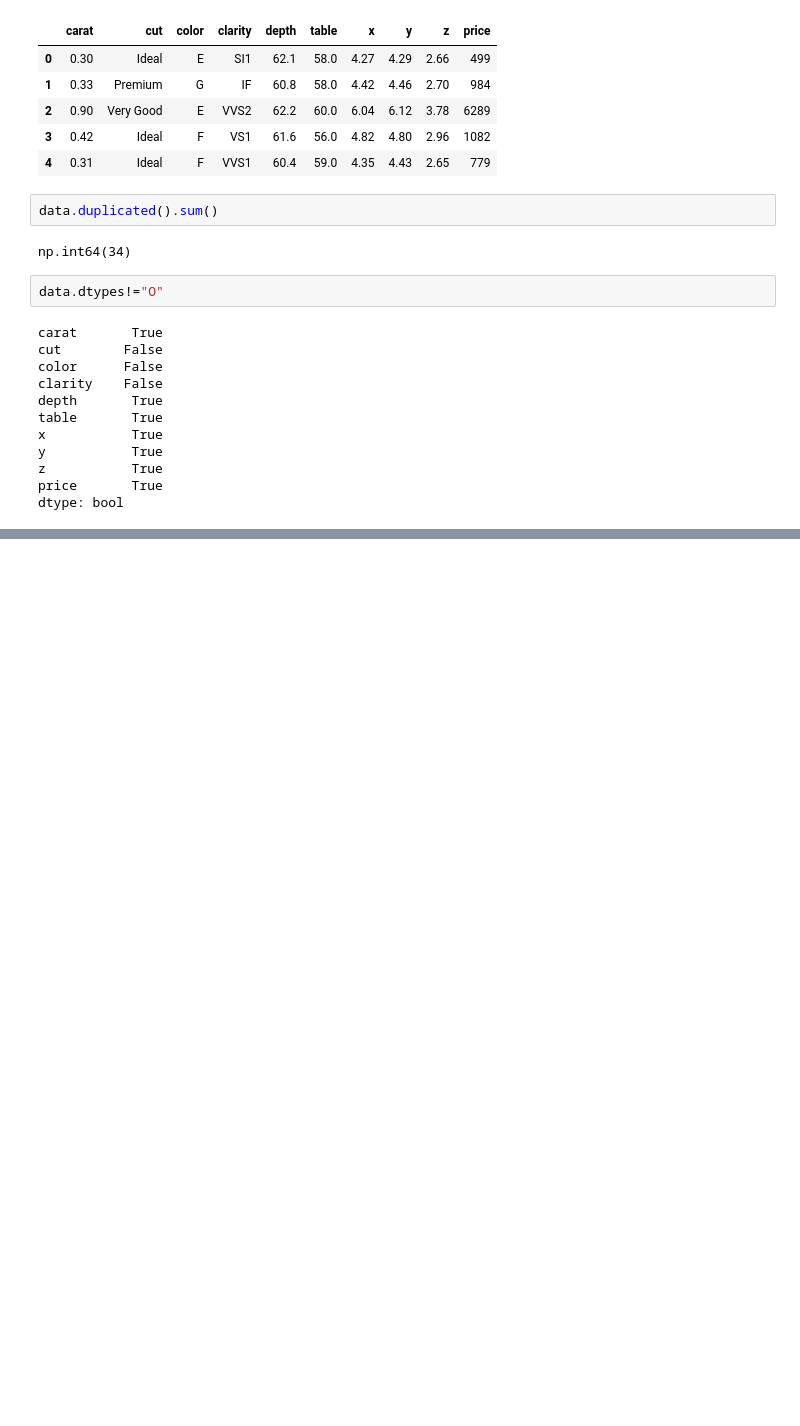
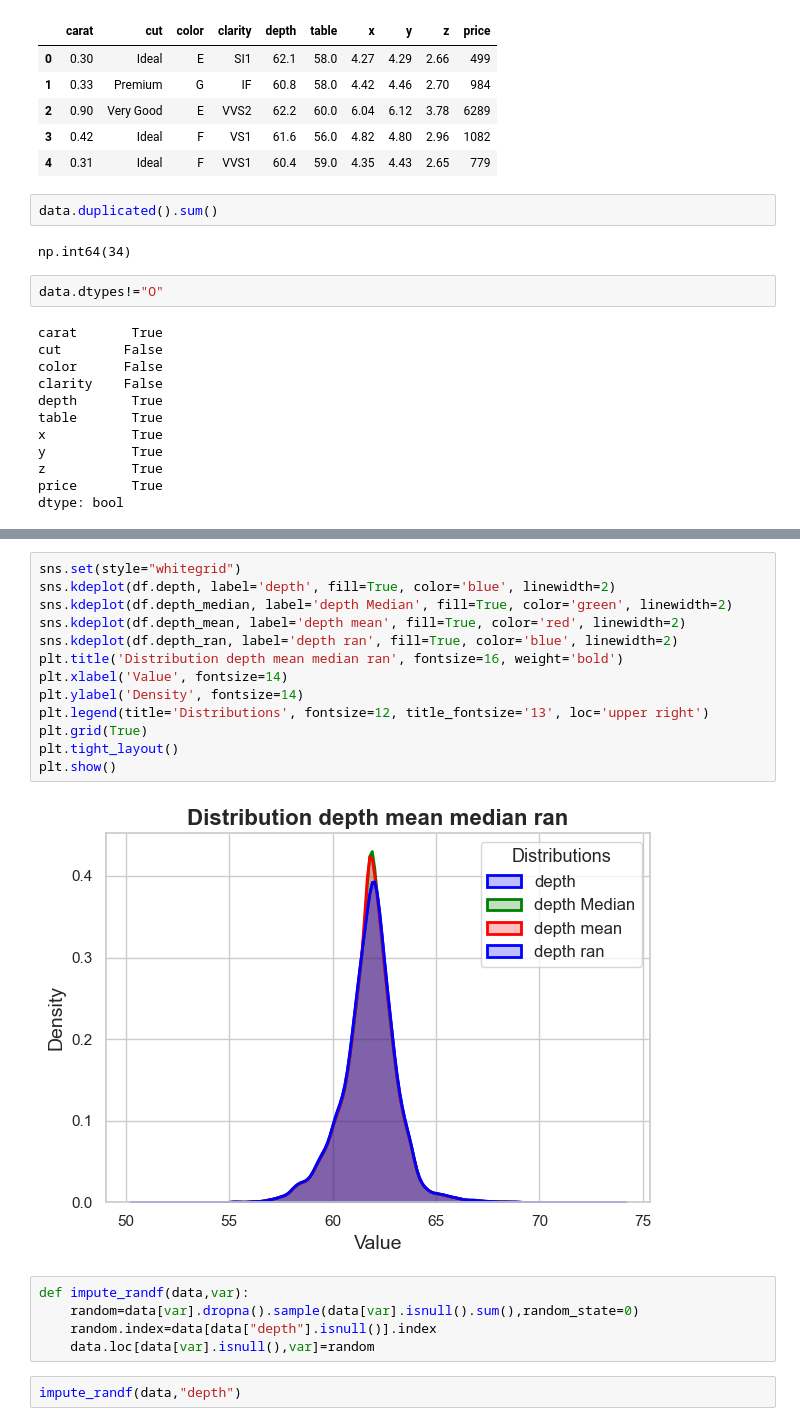
Before and after one commit to Ashokyaganti27/ML-Project, a Jupyter notebook: notebook/EDA.ipynb, the cells around one changed output, grey strips where cells are left out. Drawn from its saved outputs; the diff is of its cells as text; blank space fills up the shorter version.

```diff
--- a/notebook/EDA.ipynb
+++ b/notebook/EDA.ipynb
@@ -85,0 +201,22 @@ dtype: bool
+# %%
+sns.set(style="whitegrid")
+sns.kdeplot(df.depth, label='depth', fill=True, color='blue', linewidth=2)
+sns.kdeplot(df.depth_median, label='depth Median', fill=True, color='green', linewidth=2)
+sns.kdeplot(df.depth_mean, label='depth mean', fill=True, color='red', linewidth=2)
+sns.kdeplot(df.depth_ran, label='depth ran', fill=True, color='blue', linewidth=2)
+plt.title('Distribution depth mean median ran', fontsize=16, weight='bold')
+plt.xlabel('Value', fontsize=14)
+plt.ylabel('Density', fontsize=14)
+plt.legend(title='Distributions', fontsize=12, title_fontsize='13', loc='upper right')
+plt.grid(True)
+plt.tight_layout()
+plt.show()
+# %% [output]
+[figure, added]
+# %%
+def impute_randf(data,var):
+    random=data[var].dropna().sample(data[var].isnull().sum(),random_state=0)
+    random.index=data[data["depth"].isnull()].index
+    data.loc[data[var].isnull(),var]=random
+# %%
+impute_randf(data,"depth")
```
Also changed, not shown: parts of 48 cells of this notebook, 1 other file.
